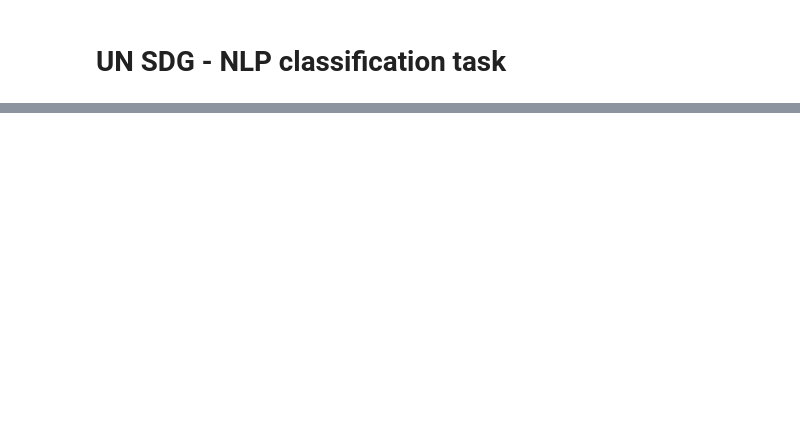
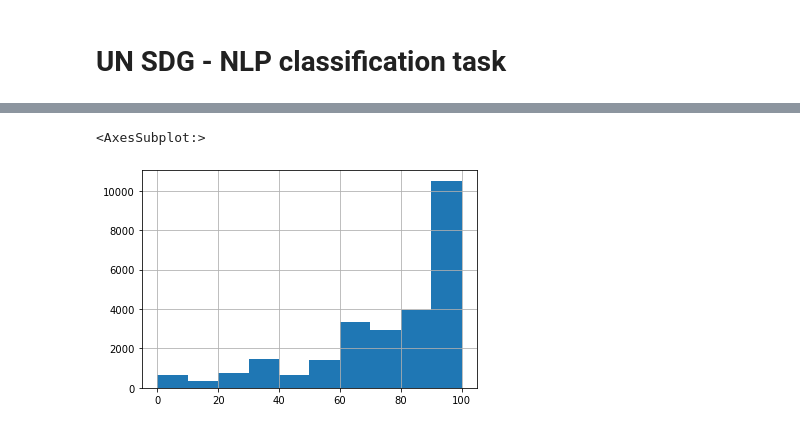
Before and after one commit to sosocrypto/UN-SDG-Project, a Jupyter notebook: sdg_project_notebook.ipynb, the cells around one changed output, grey strips where cells are left out. Cells and saved outputs as stored; diff of their text form; code cells hidden in the pictures; blank space fills up the shorter version.

```diff
--- a/sdg_project_notebook.ipynb
+++ b/sdg_project_notebook.ipynb
@@ -189,0 +289,5 @@ test_data.head()
+# %%
+#data.to_csv('clean_train.csv', index=None)
+from ast import literal_eval
+train_df=pd.read_csv('clean_train.csv', converters={'text_lemmatized': literal_eval})
+train_df.head()
@@ -189,0 +303,2 @@ test_data.head()
+# %%
+train_df['percentage_positive']=(train_df['labels_positive']/(train_df['labels_positive']+train_df['labels_negative']))*100
@@ -189,0 +314,5 @@ test_data.head()
+# %%
+train_df['percentage_positive'].hist()
+# %% [output]
+<AxesSubplot:>
+[figure, added]
```
Also changed, not shown: parts of 70 cells of this notebook.
